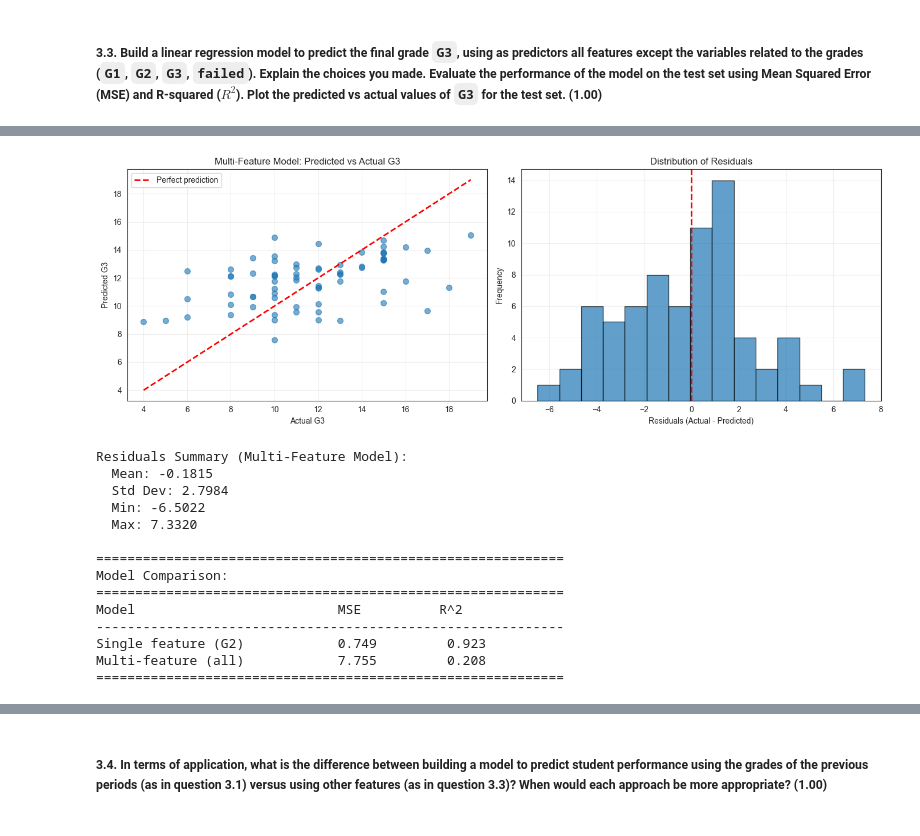
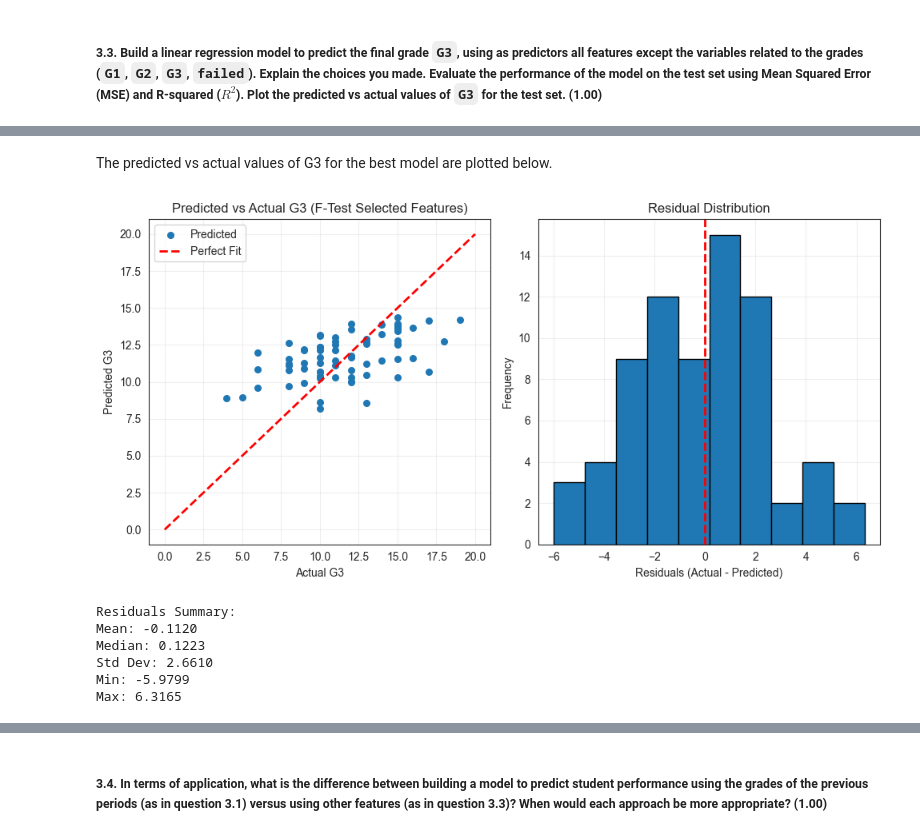
Before and after one commit to duarteaasilva/assigment_1, a Jupyter notebook: Assignment 1 25-26.ipynb, the cells around one changed output, grey strips where cells are left out. Drawn from its saved outputs; the diff is of its cells as text; code cells hidden in the pictures.

```diff
--- a/Assignment 1 25-26.ipynb
+++ b/Assignment 1 25-26.ipynb
@@ -514,0 +470,16 @@ print(X_train_transformed)
+# %%
+X_train33B = df_train[features_no_grades].copy()
+X_test33B  = df_test[features_no_grades].copy()
+
+X_train33B = pd.get_dummies(X_train33B, columns=categorical + ordinal, drop_first=True)
+X_test33B  = pd.get_dummies(X_test33B,  columns=categorical + ordinal, drop_first=True)
+
+X_test33B = X_test33B.reindex(columns=X_train33B.columns, fill_value=0)
+
+model33B = LinearRegression()
+model33B.fit(X_train33B, y_train33)
+
+y_pred33B = model33B.predict(X_test33B)
+
+print("Model B: One-hot encode ordinal variables")
+evaluate_regression_model(model33B, X_test33B, y_test33, y_pred33B)
@@ -515,59 +659,39 @@ print(X_train_transformed)
+# %% [markdown]
+The predicted vs actual values of G3 for the best model are plotted below.
 # %%
-# Plot predicted vs actual for multi-feature model
+residuals33 = y_test33 - y_pred33_fs
 
-fig, axes = plt.subplots(1, 2, figsize=(14, 5))
+fig, axes = plt.subplots(1, 2, figsize=(10, 5))
 
-# Plot 1: Predicted vs Actual scatter
-axes[0].scatter(y_test_full, y_pred_full, alpha=0.6, s=50)
-min_val = min(y_test_full.min(), y_pred_full.min())
-max_val = max(y_test_full.max(), y_pred_full.max())
-axes[0].plot([min_val, max_val], [min_val, max_val], 'r--', lw=2, label='Perfect prediction')
+axes[0].scatter(y_test33, y_pred33_fs, s=30, label='Predicted')
+axes[0].plot([0,20], [0,20], 'r--', linewidth=2, label='Perfect Fit')
 axes[0].set_xlabel('Actual G3')
 axes[0].set_ylabel('Predicted G3')
-axes[0].set_title('Multi-Feature Model: Predicted vs Actual G3')
+axes[0].set_title('Predicted vs Actual G3 (F-Test Selected Features)')
 axes[0].legend()
 axes[0].grid(alpha=0.3)
 
-# Plot 2: Residuals
-residuals_full = y_test_full - y_pred_full
-axes[1].hist(residuals_full, bins=15, edgecolor='black', alpha=0.7)
+axes[1].hist(residuals33, bins=10, edgecolor='black')
 axes[1].axvline(x=0, color='red', linestyle='--', linewidth=2)
 axes[1].set_xlabel('Residuals (Actual - Predicted)')
 axes[1].set_ylabel('Frequency')
-axes[1].set_title('Distribution of Residuals')
+axes[1].set_title('Residual Distribution')
 axes[1].grid(alpha=0.3)
 
 plt.tight_layout()
 plt.show()
 
-print("\nResiduals Summary (Multi-Feature Model):")
-print(f"  Mean: {residuals_full.mean():.4f}")
-print(f"  Std Dev: {residuals_full.std():.4f}")
-print(f"  Min: {residuals_full.min():.4f}")
-print(f"  Max: {residuals_full.max():.4f}")
-
-# Comparison with G2-only model
-print("\n" + "=" * 60)
-print("Model Comparison:")
-print("=" * 60)
-print(f"{'Model':<30} {'MSE':<12} {'R^2':<12}")
-print("-" * 60)
-print(f"{'Single feature (G2)':<30} {mse:.3f}{'':>8} {r2:.3f}{'':>8}")
-print(f"{'Multi-feature (all)':<30} {mse_full:.3f}{'':>8} {r2_full:.3f}{'':>8}")
-print("=" * 60)
+print("Residuals Summary:")
+print(f"Mean: {residuals33.mean():.4f}")
+print(f"Median: {np.median(residuals33):.4f}")
+print(f"Std Dev: {residuals33.std():.4f}")
+print(f"Min: {residuals33.min():.4f}")
+print(f"Max: {residuals33.max():.4f}")
 # %% [output]
-[figure, old version]
+[figure, new version]
-Residuals Summary (Multi-Feature Model):
-  Mean: -0.1815
-  Std Dev: 2.7984
-  Min: -6.5022
-  Max: 7.3320
-
-============================================================
-Model Comparison:
-============================================================
-Model                          MSE          R^2
-------------------------------------------------------------
-Single feature (G2)            0.749         0.923
-Multi-feature (all)            7.755         0.208
-============================================================
+Residuals Summary:
+Mean: -0.1120
+Median: 0.1223
+Std Dev: 2.6610
+Min: -5.9799
+Max: 6.3165
```
Also changed, not shown: parts of 17 cells of this notebook.
